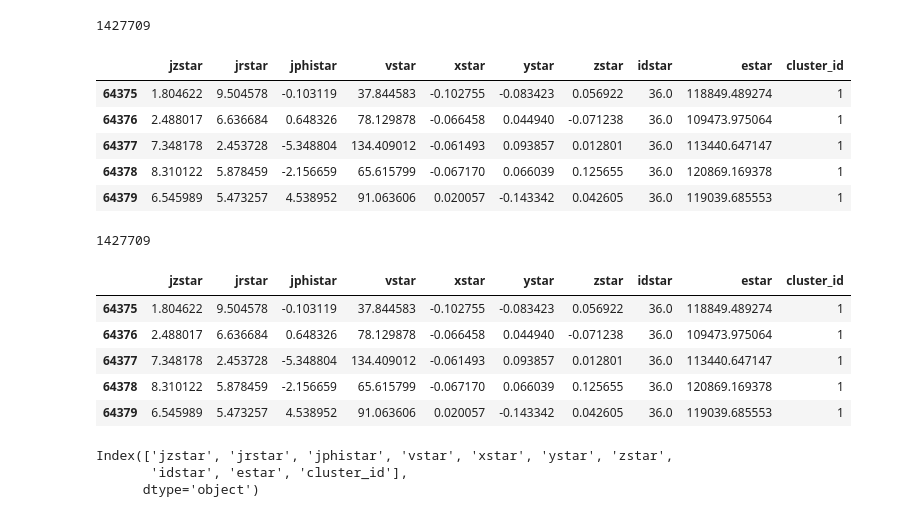
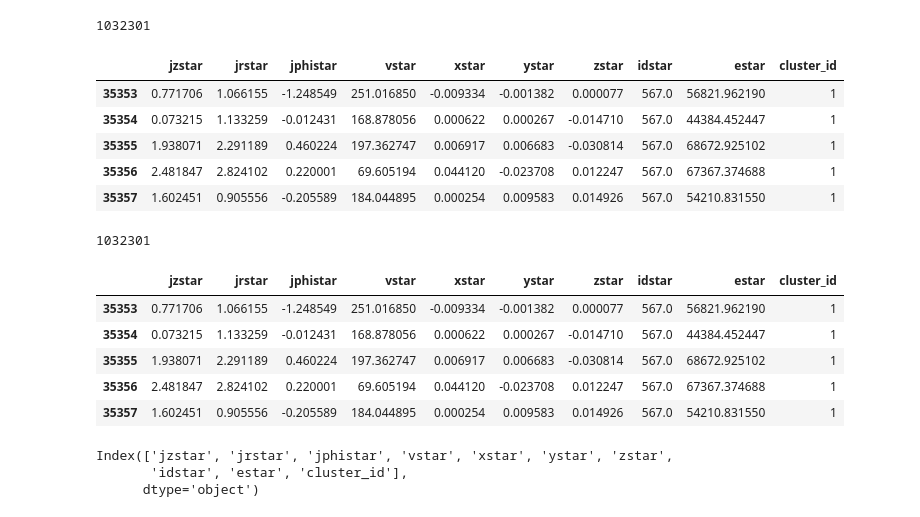
Before and after one commit to michaelyhuang23/Gaia3DR-explore, a Jupyter notebook: notebooks/caterpillar-process/explore-caterpillar.ipynb, the cells around one changed output. Cells and saved outputs as stored; diff of their text form; code cells hidden in the pictures.

```diff
--- a/notebooks/caterpillar-process/explore-caterpillar.ipynb
+++ b/notebooks/caterpillar-process/explore-caterpillar.ipynb
@@ -6,29 +6,29 @@ import seaborn as sns
 from collections import Counter
 import plotly.express as px
 # %%
-df_ = pd.read_hdf('../../data/caterpillar/labeled_caterpillar_data/labeled_1354437_all.h5', key='star')
+df_ = pd.read_hdf('../../data/caterpillar/labeled_caterpillar_data/labeled_94638_all.h5', key='star')
 print(len(df_))
 df_.head()
 # %% [output]
-1427709
+1032301
 |  | jzstar | jrstar | jphistar | vstar | xstar | ystar | zstar | idstar | estar | cluster_id |
-| 64375 | 1.804622 | 9.504578 | -0.103119 | 37.844583 | -0.102755 | -0.083423 | 0.056922 | 36.0 | 118849.489274 | 1 |
-| 64376 | 2.488017 | 6.636684 | 0.648326 | 78.129878 | -0.066458 | 0.044940 | -0.071238 | 36.0 | 109473.975064 | 1 |
-| 64377 | 7.348178 | 2.453728 | -5.348804 | 134.409012 | -0.061493 | 0.093857 | 0.012801 | 36.0 | 113440.647147 | 1 |
-| 64378 | 8.310122 | 5.878459 | -2.156659 | 65.615799 | -0.067170 | 0.066039 | 0.125655 | 36.0 | 120869.169378 | 1 |
-| 64379 | 6.545989 | 5.473257 | 4.538952 | 91.063606 | 0.020057 | -0.143342 | 0.042605 | 36.0 | 119039.685553 | 1 |
+| 35353 | 0.771706 | 1.066155 | -1.248549 | 251.016850 | -0.009334 | -0.001382 | 0.000077 | 567.0 | 56821.962190 | 1 |
+| 35354 | 0.073215 | 1.133259 | -0.012431 | 168.878056 | 0.000622 | 0.000267 | -0.014710 | 567.0 | 44384.452447 | 1 |
+| 35355 | 1.938071 | 2.291189 | 0.460224 | 197.362747 | 0.006917 | 0.006683 | -0.030814 | 567.0 | 68672.925102 | 1 |
+| 35356 | 2.481847 | 2.824102 | 0.220001 | 69.605194 | 0.044120 | -0.023708 | 0.012247 | 567.0 | 67367.374688 | 1 |
+| 35357 | 1.602451 | 0.905556 | -0.205589 | 184.044895 | 0.000254 | 0.009583 | 0.014926 | 567.0 | 54210.831550 | 1 |
 # %%
 df = df_.loc[~df_['jzstar'].isnull()]
 print(len(df))
 df.head()
 # %% [output]
-1427709
+1032301
 |  | jzstar | jrstar | jphistar | vstar | xstar | ystar | zstar | idstar | estar | cluster_id |
-| 64375 | 1.804622 | 9.504578 | -0.103119 | 37.844583 | -0.102755 | -0.083423 | 0.056922 | 36.0 | 118849.489274 | 1 |
-| 64376 | 2.488017 | 6.636684 | 0.648326 | 78.129878 | -0.066458 | 0.044940 | -0.071238 | 36.0 | 109473.975064 | 1 |
-| 64377 | 7.348178 | 2.453728 | -5.348804 | 134.409012 | -0.061493 | 0.093857 | 0.012801 | 36.0 | 113440.647147 | 1 |
-| 64378 | 8.310122 | 5.878459 | -2.156659 | 65.615799 | -0.067170 | 0.066039 | 0.125655 | 36.0 | 120869.169378 | 1 |
-| 64379 | 6.545989 | 5.473257 | 4.538952 | 91.063606 | 0.020057 | -0.143342 | 0.042605 | 36.0 | 119039.685553 | 1 |
+| 35353 | 0.771706 | 1.066155 | -1.248549 | 251.016850 | -0.009334 | -0.001382 | 0.000077 | 567.0 | 56821.962190 | 1 |
+| 35354 | 0.073215 | 1.133259 | -0.012431 | 168.878056 | 0.000622 | 0.000267 | -0.014710 | 567.0 | 44384.452447 | 1 |
+| 35355 | 1.938071 | 2.291189 | 0.460224 | 197.362747 | 0.006917 | 0.006683 | -0.030814 | 567.0 | 68672.925102 | 1 |
+| 35356 | 2.481847 | 2.824102 | 0.220001 | 69.605194 | 0.044120 | -0.023708 | 0.012247 | 567.0 | 67367.374688 | 1 |
+| 35357 | 1.602451 | 0.905556 | -0.205589 | 184.044895 | 0.000254 | 0.009583 | 0.014926 | 567.0 | 54210.831550 | 1 |
 # %%
 print(df.columns)
 # %% [output]
```
Also changed, not shown: parts of 9 cells of this notebook, 10 other files.
